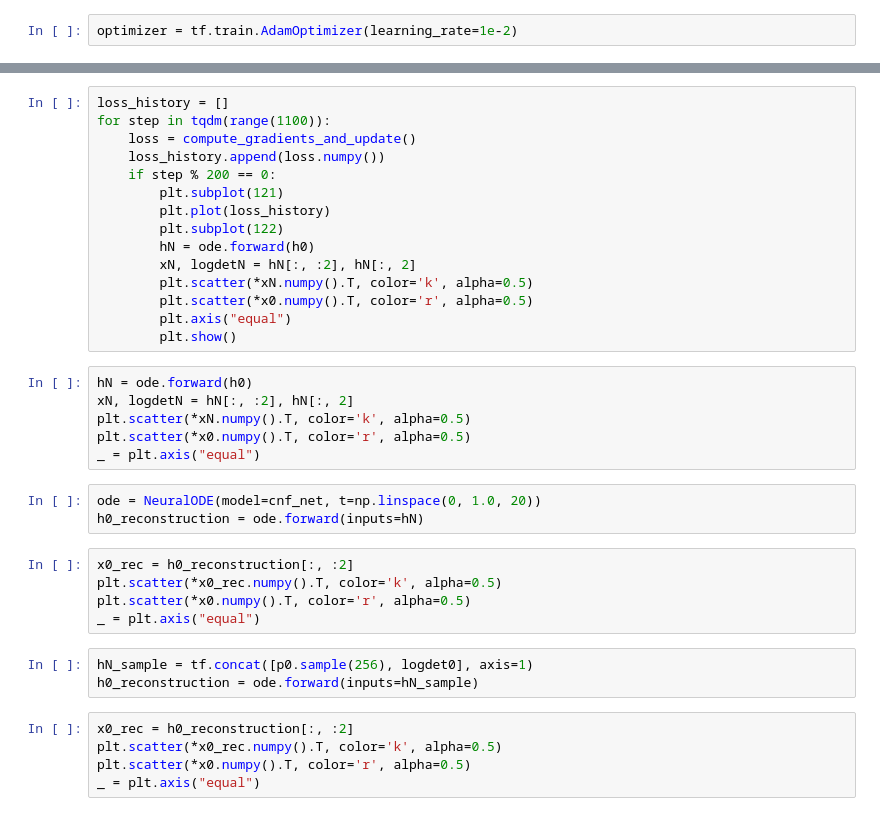
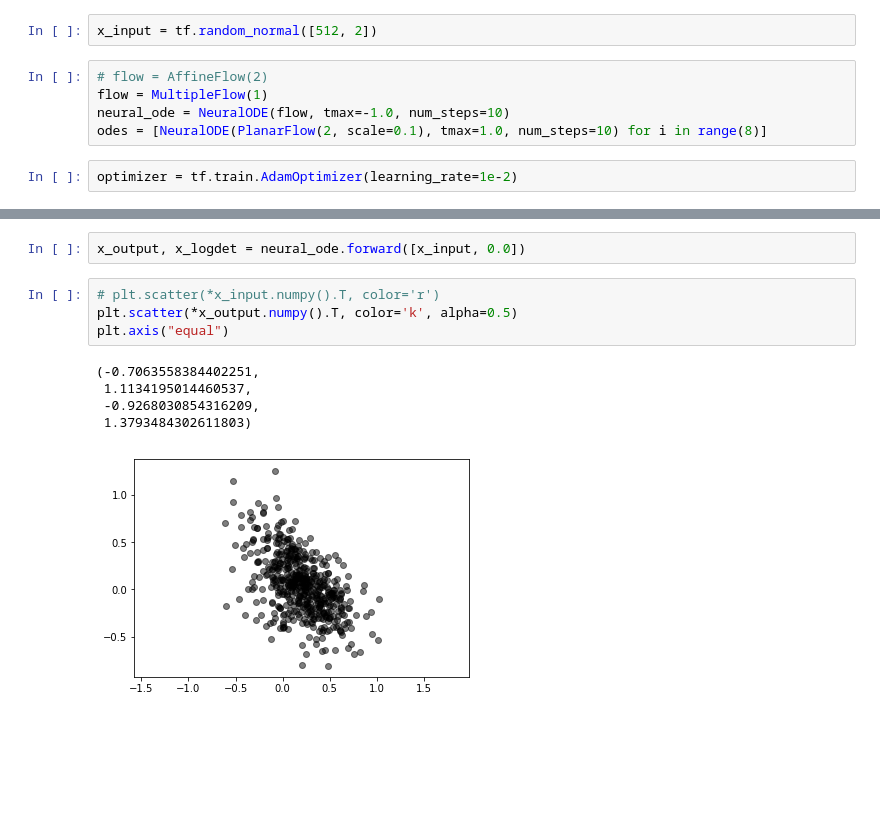
Before and after one commit to kmkolasinski/deep-learning-notes, a Jupyter notebook: seminars/Neural-ODE/nfs.ipynb, the cells around one changed output, grey strips where cells are left out. Cells and saved outputs as stored; diff of their text form; blank space fills up the shorter version.

```diff
--- a/seminars/Neural-ODE/nfs.ipynb
+++ b/seminars/Neural-ODE/nfs.ipynb
@@ -45,2 +148,9 @@ compute_gradients_and_update = tfe.defun(compute_gradients_and_update)
+# %%
+x_input = tf.random_normal([512, 2])
+# %%
+# flow = AffineFlow(2)
+flow = MultipleFlow(1)
+neural_ode = NeuralODE(flow, tmax=-1.0, num_steps=10)
+odes = [NeuralODE(PlanarFlow(2, scale=0.1), tmax=1.0, num_steps=10) for i in range(8)]
 # %%
 optimizer = tf.train.AdamOptimizer(learning_rate=1e-2)
@@ -101,37 +195,12 @@ compute_gradients_and_update = tfe.defun(compute_gradients_and_update)
-# %%
-loss_history = []
-for step in tqdm(range(1100)):
-    loss = compute_gradients_and_update()
-    loss_history.append(loss.numpy())
-    if step % 200 == 0:
-        plt.subplot(121)
-        plt.plot(loss_history)
-        plt.subplot(122)
-        hN = ode.forward(h0)
-        xN, logdetN = hN[:, :2], hN[:, 2]
-        plt.scatter(*xN.numpy().T, color='k', alpha=0.5)
-        plt.scatter(*x0.numpy().T, color='r', alpha=0.5)
-        plt.axis("equal")
-        plt.show()
-# %%
-hN = ode.forward(h0)
-xN, logdetN = hN[:, :2], hN[:, 2]
-plt.scatter(*xN.numpy().T, color='k', alpha=0.5)
-plt.scatter(*x0.numpy().T, color='r', alpha=0.5)
-_ = plt.axis("equal")
-# %%
-ode = NeuralODE(model=cnf_net, t=np.linspace(0, 1.0, 20))
-h0_reconstruction = ode.forward(inputs=hN)
+# %%
+x_output, x_logdet = neural_ode.forward([x_input, 0.0])
 # %%
-x0_rec = h0_reconstruction[:, :2]
-plt.scatter(*x0_rec.numpy().T, color='k', alpha=0.5)
-plt.scatter(*x0.numpy().T, color='r', alpha=0.5)
-_ = plt.axis("equal")
+# plt.scatter(*x_input.numpy().T, color='r')
+plt.scatter(*x_output.numpy().T, color='k', alpha=0.5)
+plt.axis("equal")
+# %% [output]
+(-0.7063558384402251,
+ 1.1134195014460537,
+ -0.9268030854316209,
+ 1.3793484302611803)
+[figure, added]
-# %%
-hN_sample = tf.concat([p0.sample(256), logdet0], axis=1)
-h0_reconstruction = ode.forward(inputs=hN_sample)
-# %%
-x0_rec = h0_reconstruction[:, :2]
-plt.scatter(*x0_rec.numpy().T, color='k', alpha=0.5)
-plt.scatter(*x0.numpy().T, color='r', alpha=0.5)
-_ = plt.axis("equal")
```
Also changed, not shown: parts of 29 cells of this notebook, 1 other file.
